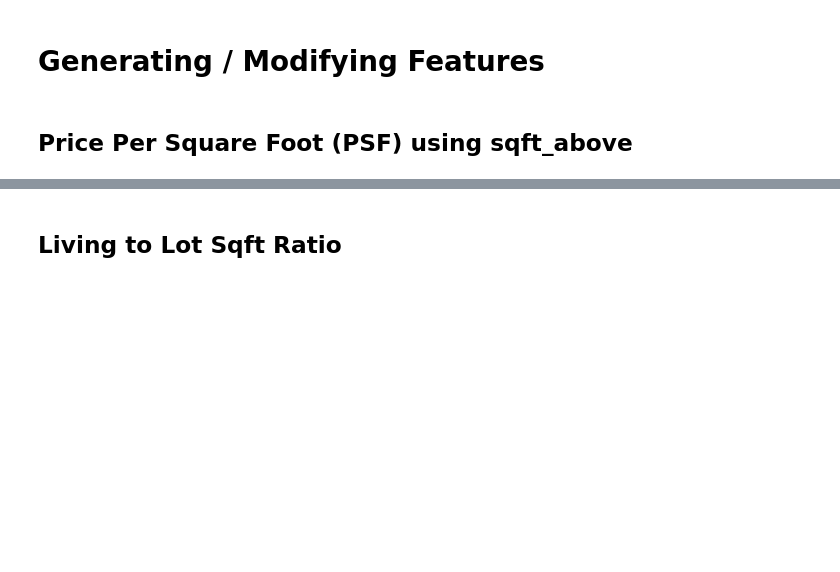
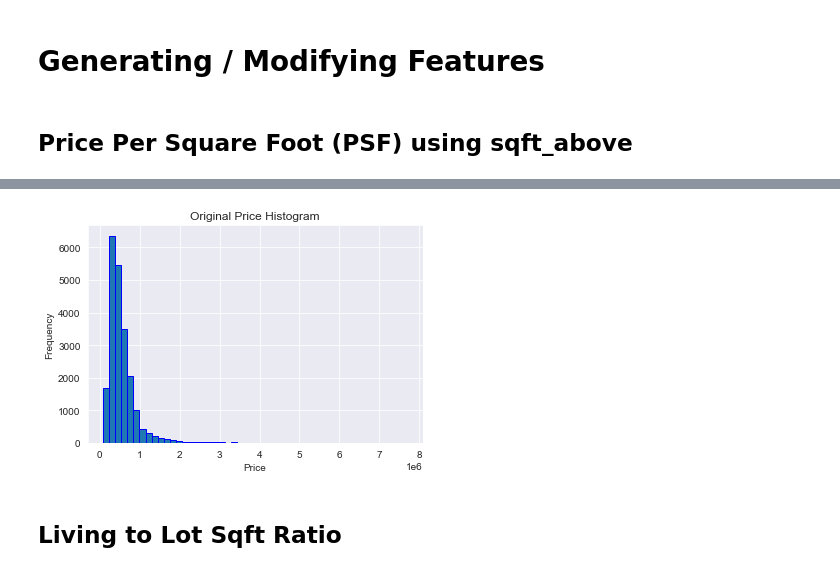
Before and after one commit to NelGen/NG-Housing-PSF-Modeling-Project, a Jupyter notebook: EDA.ipynb, the cells around one changed output, grey strips where cells are left out. Saved outputs shown, nothing was run; the diff lists cells and outputs as text; code cells hidden in the pictures; blank space fills up the shorter version.

```diff
--- a/EDA.ipynb
+++ b/EDA.ipynb
@@ -233,2 +247,9 @@ df.loc[:,['sqft_living','sqft_above','sqft_basement']]
+# %%
+plt.hist(mod_df['price'], bins=50, ec = 'blue');
+plt.title('Original Price Histogram')
+plt.xlabel('Price')
+plt.ylabel('Frequency');
+# %% [output]
+[figure, added]
 # %% [markdown]
 ## Living to Lot Sqft Ratio
```
Also changed, not shown: parts of 62 cells of this notebook, 1 other file.
